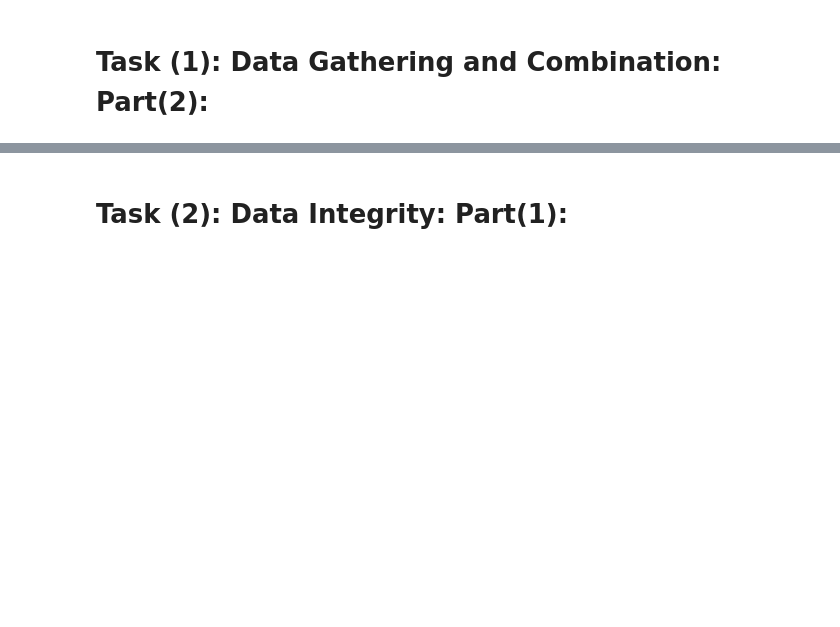
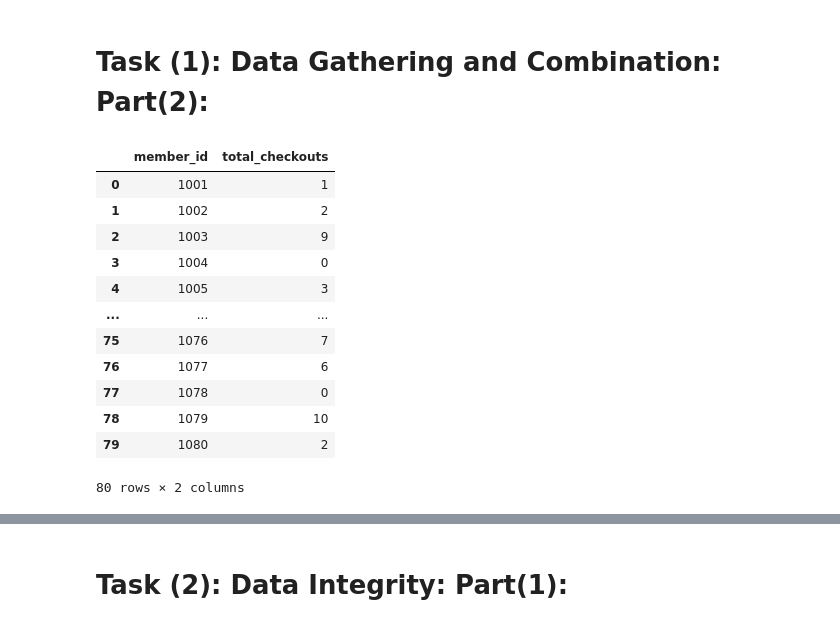
Before and after one commit to hamza26410/City-Library-After-School-Program-Project, a Jupyter notebook: City Library After School Program.ipynb, the cells around one changed output, grey strips where cells are left out. Saved outputs shown, nothing was run; the diff lists cells and outputs as text; code cells hidden in the pictures; blank space fills up the shorter version.

```diff
--- a/City Library After School Program.ipynb
+++ b/City Library After School Program.ipynb
@@ -69,19 +90,32 @@ final_df.head()
 # %%
 # 16.Connect to the database
 conn = sqlite3.connect("level 3 final project library.db")
 
 # 17.Question (1): Get the total number of checkouts for each member (including members with zero checkouts)
 # 18.Answer (1): Use LEFT JOIN to show all members even if they have 0 checkouts
 sql_query_q1 = """
 SELECT
     members.member_id,
-    members.name,
     COUNT(checkouts.checkout_id) AS total_checkouts
 FROM members
 LEFT JOIN checkouts ON members.member_id = checkouts.member_id
-GROUP BY members.member_id, members.name
+GROUP BY members.member_id
 """
 
 # 19. Run query and show result
 q1_df = pd.read_sql_query(sql_query_q1, conn)
 q1_df
+# %% [output]
+|  | member_id | total_checkouts |
+| 0 | 1001 | 1 |
+| 1 | 1002 | 2 |
+| 2 | 1003 | 9 |
+| 3 | 1004 | 0 |
+| 4 | 1005 | 3 |
+| ... | ... | ... |
+| 75 | 1076 | 7 |
+| 76 | 1077 | 6 |
+| 77 | 1078 | 0 |
+| 78 | 1079 | 10 |
+| 79 | 1080 | 2 |
+80 rows × 2 columns
```
Also changed, not shown: parts of 64 cells of this notebook.
